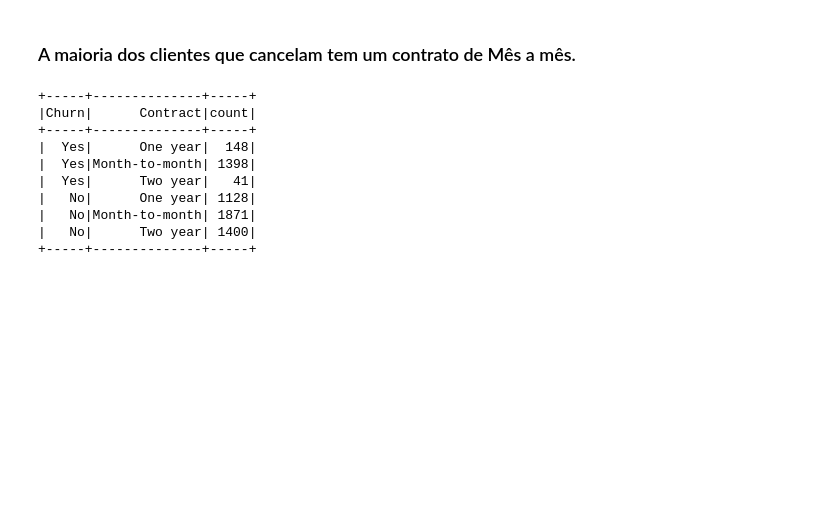
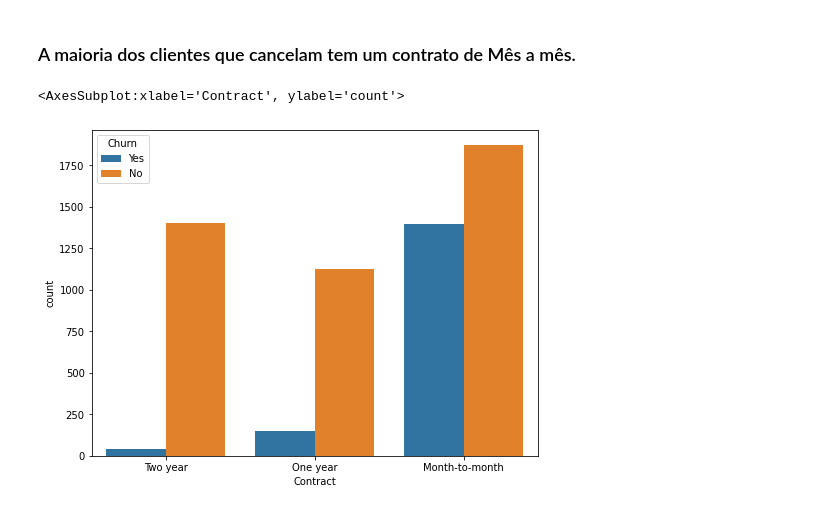
Before and after one commit to joaoflauzino/churn_telecom, a Jupyter notebook: analysis/analysis.ipynb, the cells around one changed output. Saved outputs shown, nothing was run; the diff lists cells and outputs as text; code cells hidden in the pictures; blank space fills up the shorter version.

```diff
--- a/analysis/analysis.ipynb
+++ b/analysis/analysis.ipynb
@@ -132,16 +159,11 @@ charge[charge.Churn == 'No']['TotalCharges'].hist(alpha = 0.6, color = 'red')
 # %% [markdown]
 ### A maioria dos clientes que cancelam tem um contrato de Mês a mês.
 # %%
-# Tipo de internet para clientes que saíram e permaneceram (revisar essa parte)
-df.groupBy('Churn', 'Contract').count().orderBy(df.Churn.desc()).show()
+# Tipo de contrato para clientes que saíram e permaneceram (revisar essa parte)
+plt.figure(figsize=(8,6))
+df_contrato = df.groupBy('Churn', 'Contract').count().orderBy(df.Churn.desc()).toPandas()
+
+sns.barplot(data = df_contrato, x='Contract', y='count', hue='Churn')
 # %% [output]
-+-----+--------------+-----+
-|Churn|      Contract|count|
-+-----+--------------+-----+
-|  Yes|      One year|  148|
-|  Yes|Month-to-month| 1398|
-|  Yes|      Two year|   41|
-|   No|      One year| 1128|
-|   No|Month-to-month| 1871|
-|   No|      Two year| 1400|
-+-----+--------------+-----+
+<AxesSubplot:xlabel='Contract', ylabel='count'>
+[figure, added]
```
Also changed, not shown: parts of 43 cells of this notebook, 1 other file.
